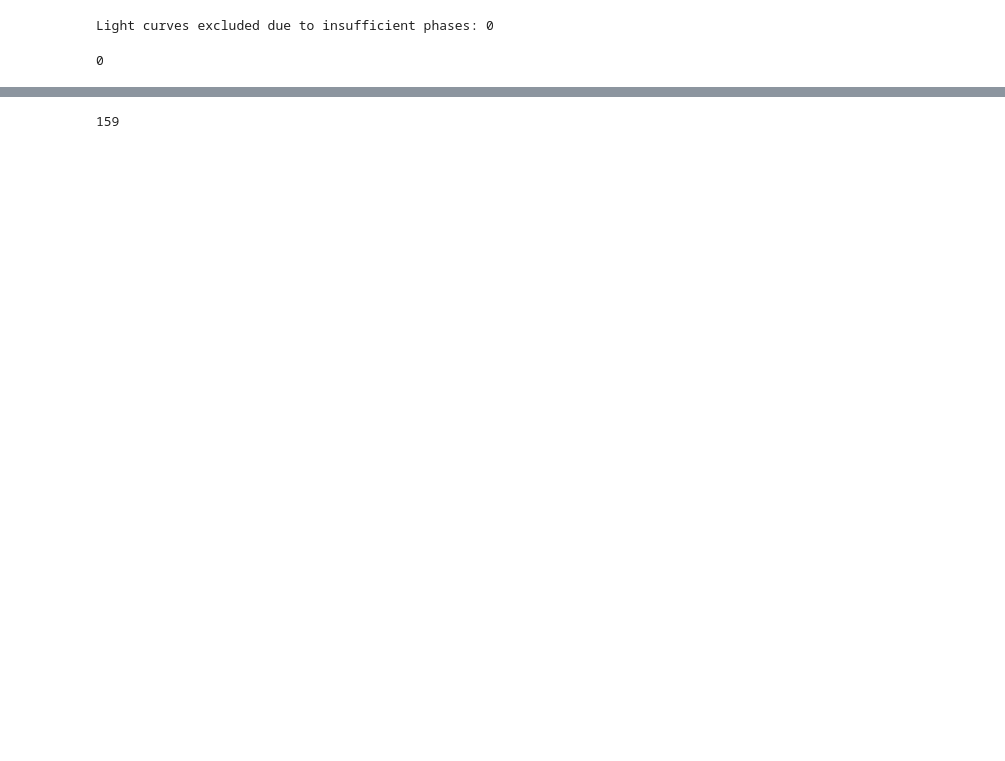
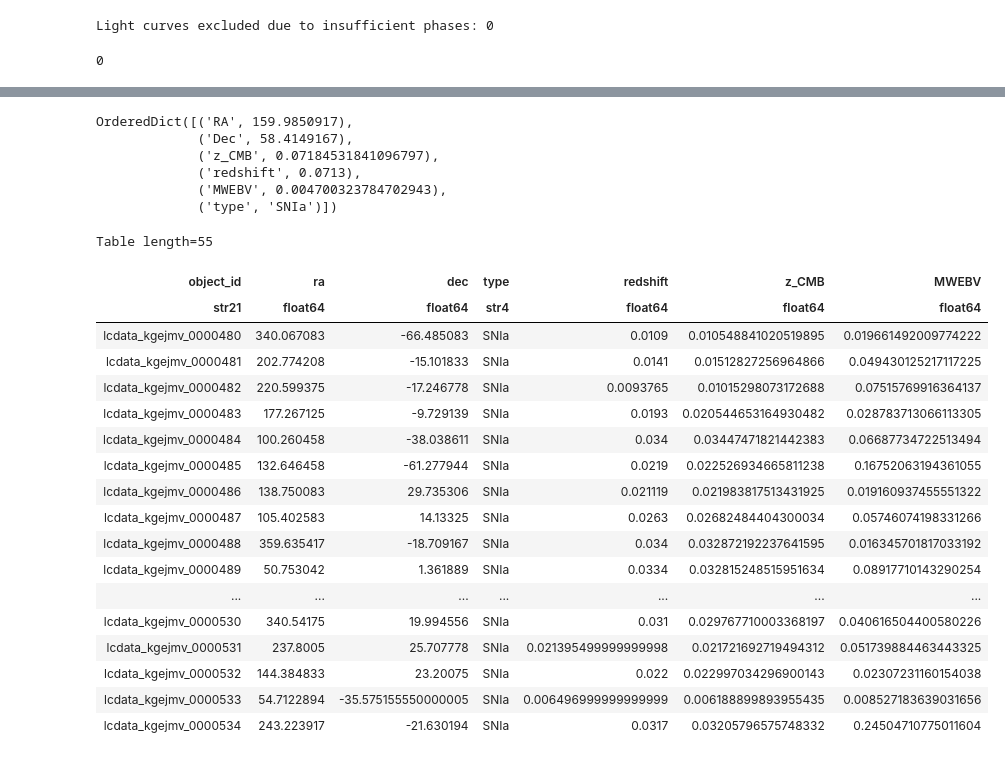
Before and after one commit to BelalAbdelhadi/SpectralParSNIP, a Jupyter notebook: notebooks/lc_extract.ipynb, the cells around one changed output, grey strips where cells are left out. Saved outputs shown, nothing was run; the diff lists cells and outputs as text; code cells hidden in the pictures; blank space fills up the shorter version.

```diff
--- a/notebooks/lc_extract.ipynb
+++ b/notebooks/lc_extract.ipynb
@@ -218,10 +218,18 @@ def determine_band(band_name, kind):
                 # Handle case like 'SWOPE_V-LC-3014'
                 formatted_band_name = band_name.replace('SWOPE_', '').replace('-LC', '').replace('-', '')
                 band = f'csp{formatted_band_name.lower()}'
+
             else:
                 # Handle case like 'SWOPE_r'
                 formatted_band_name = band_name.replace('SWOPE_', '').lower()
                 band = f'csp{formatted_band_name}'
+        elif band_name.split("_")[0].lower() == 'uvot':
+                band = f'uvot::{band_name.split("_")[-1]}'
+
+        else:
+            # Handle other kinds or log a warning/error
+            print(f"Unrecognized kind or band name: kind={kind}, band_name={band_name}")
+            band = f'sdss::{band_name[-1]}'
     elif kind == 'roman':
         band = f'f{band_name[1:]}'
 
@@ -263,7 +271,7 @@ def extract_data(kind):
                         if match:
                             phase.append(float(match.group(1)))
                             flux.append(float(match.group(2)))
-                            fluxerr.append(float(match.group(3)))
+                            fluxerr.append(np.abs(float(match.group(3))))
                             zp.append(float(match.group(4)))
 
                     # If any band has less than 4 phases, mark the entire light curve as invalid
@@ -287,12 +295,11 @@ def extract_data(kind):
                 combined_lc = vstack(lc_tot)
                 lightfile_path = os.path.join(dirpath, 'lightfile')
                 metadata = parse_metadata(lightfile_path, label_map)
-                """if kind == 'roman' and metadata.get('type') in dropped_types:
-                    type_exclusions[metadata.get('type')] += 1
-                    continue"""
+                if kind != 'roman':
+                    metadata['type'] = 'SNIa'
                 combined_lc.meta.update(metadata)
                 light_curves.append(combined_lc)
-                # Check the type for roman telescopes
+                # Check the type for roman telsdss_lcsescopes
 
             except Exception as e:
                 print(f"Error in stacking tables: {e}")
@@ -332,8 +344,13 @@ Light curves excluded due to insufficient phases: 0
 Light curves excluded due to insufficient phases: 0
-# %%
-len(sdss_lcs)
-# %% [output]
-159
+# %%
+ps_lcs[0].meta
+# %% [output]
+OrderedDict([('RA', 159.9850917),
+             ('Dec', 58.4149167),
+             ('z_CMB', 0.07184531841096797),
+             ('redshift', 0.0713),
+             ('MWEBV', 0.004700323784702943),
+             ('type', 'SNIa')])
 # %%
 import lcdata
 # %%
@@ -346,3 +363,25 @@ ps_dataset.write_hdf5('../lc_data/ps_data.h5', overwrite=True)
 sdss_dataset.write_hdf5('../lc_data/sdss_data.h5', overwrite=True)
 swift_dataset.write_hdf5('../lc_data/swift_data.h5', overwrite=True)
 csp_dataset.write_hdf5('../lc_data/csp_data.h5', overwrite=True)
+# %%
+csp_dataset.meta
+# %% [output]
+Table length=55
+| object_id | ra | dec | type | redshift | z_CMB | MWEBV |
+| str21 | float64 | float64 | str4 | float64 | float64 | float64 |
+| lcdata_kgejmv_0000480 | 340.067083 | -66.485083 | SNIa | 0.0109 | 0.010548841020519895 | 0.019661492009774222 |
+| lcdata_kgejmv_0000481 | 202.774208 | -15.101833 | SNIa | 0.0141 | 0.01512827256964866 | 0.049430125217117225 |
+| lcdata_kgejmv_0000482 | 220.599375 | -17.246778 | SNIa | 0.0093765 | 0.01015298073172688 | 0.07515769916364137 |
+| lcdata_kgejmv_0000483 | 177.267125 | -9.729139 | SNIa | 0.0193 | 0.020544653164930482 | 0.028783713066113305 |
+| lcdata_kgejmv_0000484 | 100.260458 | -38.038611 | SNIa | 0.034 | 0.03447471821442383 | 0.06687734722513494 |
+| lcdata_kgejmv_0000485 | 132.646458 | -61.277944 | SNIa | 0.0219 | 0.022526934665811238 | 0.16752063194361055 |
+| lcdata_kgejmv_0000486 | 138.750083 | 29.735306 | SNIa | 0.021119 | 0.021983817513431925 | 0.019160937455551322 |
+| lcdata_kgejmv_0000487 | 105.402583 | 14.13325 | SNIa | 0.0263 | 0.02682484404300034 | 0.05746074198331266 |
+| lcdata_kgejmv_0000488 | 359.635417 | -18.709167 | SNIa | 0.034 | 0.032872192237641595 | 0.016345701817033192 |
+| lcdata_kgejmv_0000489 | 50.753042 | 1.361889 | SNIa | 0.0334 | 0.032815248515951634 | 0.08917710143290254 |
+| ... | ... | ... | ... | ... | ... | ... |
+| lcdata_kgejmv_0000530 | 340.54175 | 19.994556 | SNIa | 0.031 | 0.029767710003368197 | 0.040616504400580226 |
+| lcdata_kgejmv_0000531 | 237.8005 | 25.707778 | SNIa | 0.021395499999999998 | 0.021721692719494312 | 0.051739884463443325 |
+| lcdata_kgejmv_0000532 | 144.384833 | 23.20075 | SNIa | 0.022 | 0.022997034296900143 | 0.02307231160154038 |
+| lcdata_kgejmv_0000533 | 54.7122894 | -35.575155550000005 | SNIa | 0.006496999999999999 | 0.006188899893955435 | 0.008527183639031656 |
+| lcdata_kgejmv_0000534 | 243.223917 | -21.630194 | SNIa | 0.0317 | 0.03205796575748332 | 0.24504710775011604 |
```
Also changed, not shown: parts of 3 cells of this notebook, 1 other file.
